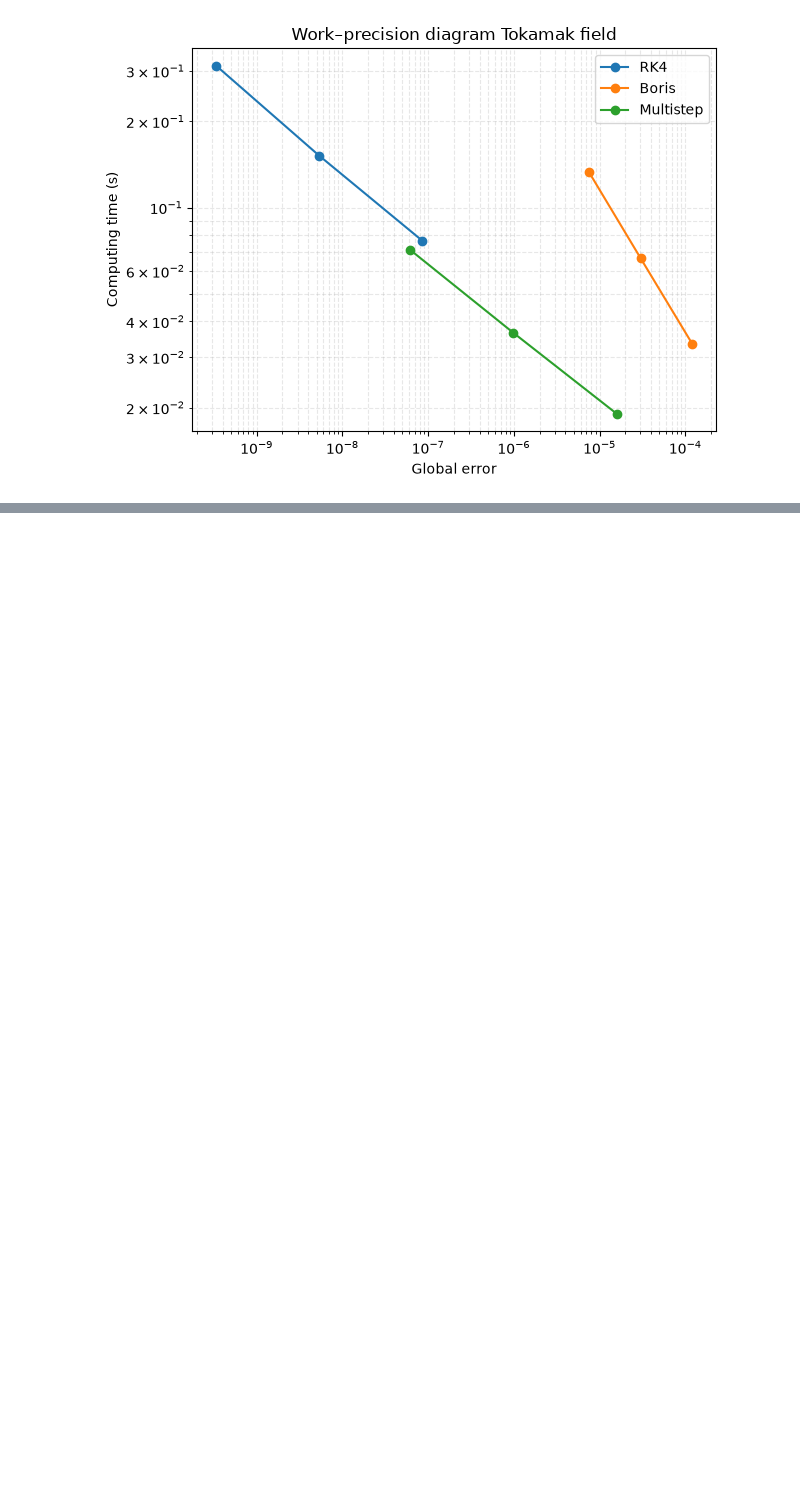
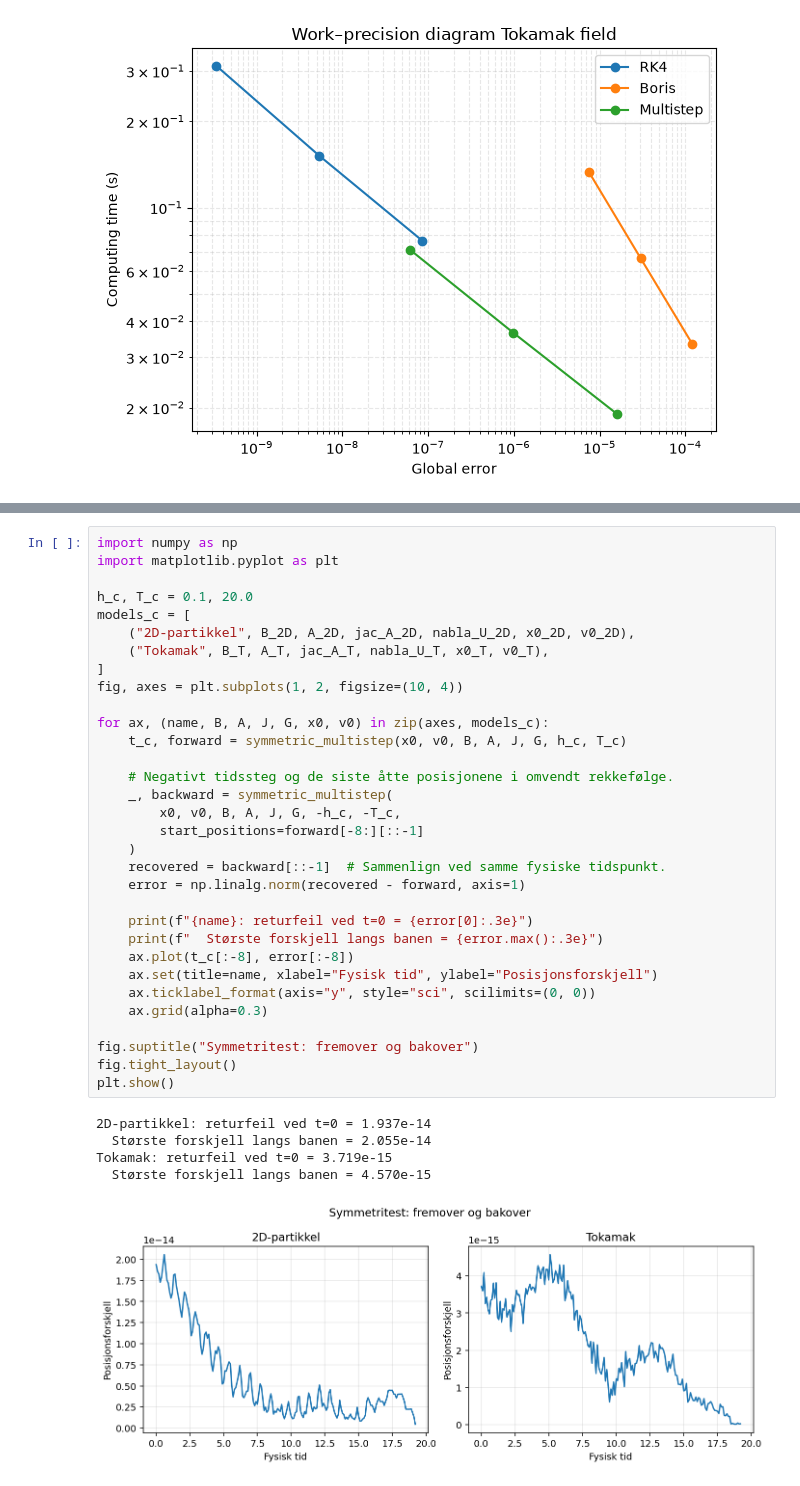
Before and after one commit to konradhj/Prosjekt2NumeriskMatematikk, a Jupyter notebook: project2.ipynb, the cells around one changed output, grey strips where cells are left out. Saved outputs shown, nothing was run; the diff lists cells and outputs as text; blank space fills up the shorter version.

```diff
--- a/project2.ipynb
+++ b/project2.ipynb
@@ -538,0 +555,38 @@ for dim in range(2):
+# %%
+import numpy as np
+import matplotlib.pyplot as plt
+
+h_c, T_c = 0.1, 20.0
+models_c = [
+    ("2D-partikkel", B_2D, A_2D, jac_A_2D, nabla_U_2D, x0_2D, v0_2D),
+    ("Tokamak", B_T, A_T, jac_A_T, nabla_U_T, x0_T, v0_T),
+]
+fig, axes = plt.subplots(1, 2, figsize=(10, 4))
+
+for ax, (name, B, A, J, G, x0, v0) in zip(axes, models_c):
+    t_c, forward = symmetric_multistep(x0, v0, B, A, J, G, h_c, T_c)
+
+    # Negativt tidssteg og de siste åtte posisjonene i omvendt rekkefølge.
+    _, backward = symmetric_multistep(
+        x0, v0, B, A, J, G, -h_c, -T_c,
+        start_positions=forward[-8:][::-1]
+    )
+    recovered = backward[::-1]  # Sammenlign ved samme fysiske tidspunkt.
+    error = np.linalg.norm(recovered - forward, axis=1)
+
+    print(f"{name}: returfeil ved t=0 = {error[0]:.3e}")
+    print(f"  Største forskjell langs banen = {error.max():.3e}")
+    ax.plot(t_c[:-8], error[:-8])
+    ax.set(title=name, xlabel="Fysisk tid", ylabel="Posisjonsforskjell")
+    ax.ticklabel_format(axis="y", style="sci", scilimits=(0, 0))
+    ax.grid(alpha=0.3)
+
+fig.suptitle("Symmetritest: fremover og bakover")
+fig.tight_layout()
+plt.show()
+# %% [output]
+2D-partikkel: returfeil ved t=0 = 1.937e-14
+  Største forskjell langs banen = 2.055e-14
+Tokamak: returfeil ved t=0 = 3.719e-15
+  Største forskjell langs banen = 4.570e-15
+[figure, added]
```
Also changed, not shown: parts of 3 cells of this notebook, 2 other files.
